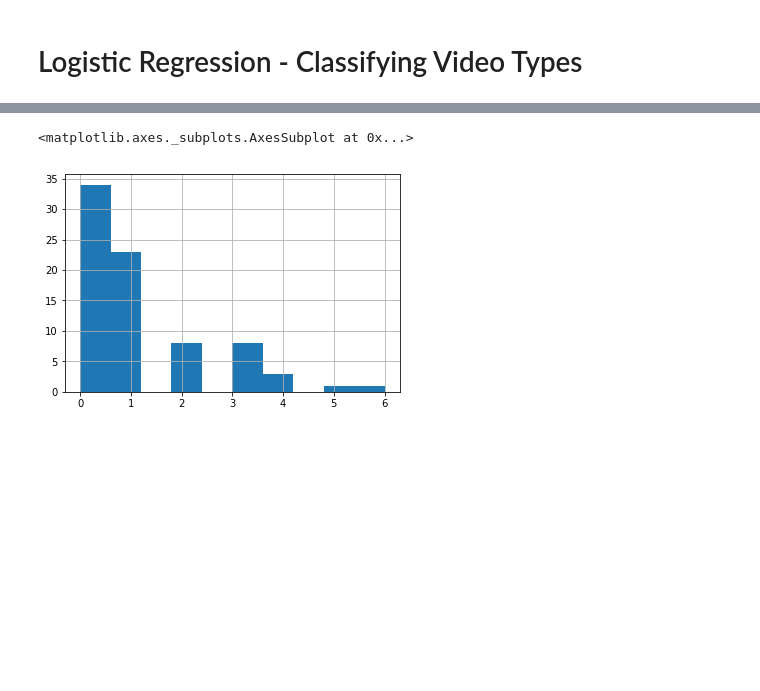
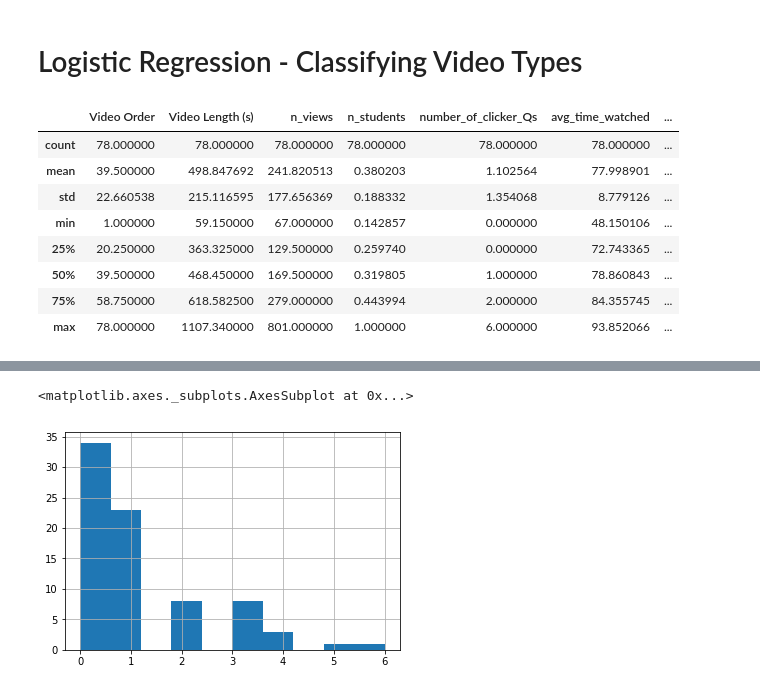
Before and after one commit to PERLMSU/quantitative-analysis-group, a Jupyter notebook: python/logistic regression - classifying video types.ipynb, the cells around one changed output, grey strips where cells are left out. Saved outputs shown, nothing was run; the diff lists cells and outputs as text; code cells hidden in the pictures; blank space fills up the shorter version.

```diff
--- a/python/logistic regression - classifying video types.ipynb
+++ b/python/logistic regression - classifying video types.ipynb
@@ -14,3 +15,15 @@ df = pd.read_csv('data/lecture vs lab model.csv')
+# %%
+df.describe()
+# %% [output]
+|  | Video Order | Video Length (s) | n_views | n_students | number_of_clicker_Qs | avg_time_watched | ... |
+| count | 78.000000 | 78.000000 | 78.000000 | 78.000000 | 78.000000 | 78.000000 | ... |
+| mean | 39.500000 | 498.847692 | 241.820513 | 0.380203 | 1.102564 | 77.998901 | ... |
+| std | 22.660538 | 215.116595 | 177.656369 | 0.188332 | 1.354068 | 8.779126 | ... |
+| min | 1.000000 | 59.150000 | 67.000000 | 0.142857 | 0.000000 | 48.150106 | ... |
+| 25% | 20.250000 | 363.325000 | 129.500000 | 0.259740 | 0.000000 | 72.743365 | ... |
+| 50% | 39.500000 | 468.450000 | 169.500000 | 0.319805 | 1.000000 | 78.860843 | ... |
+| 75% | 58.750000 | 618.582500 | 279.000000 | 0.443994 | 2.000000 | 84.355745 | ... |
+| max | 78.000000 | 1107.340000 | 801.000000 | 1.000000 | 6.000000 | 93.852066 | ... |
 # %%
 pdplot.scatter_matrix(df, alpha=0.5, figsize=(12, 12))
 ''
```
Also changed, not shown: parts of 16 cells of this notebook.
